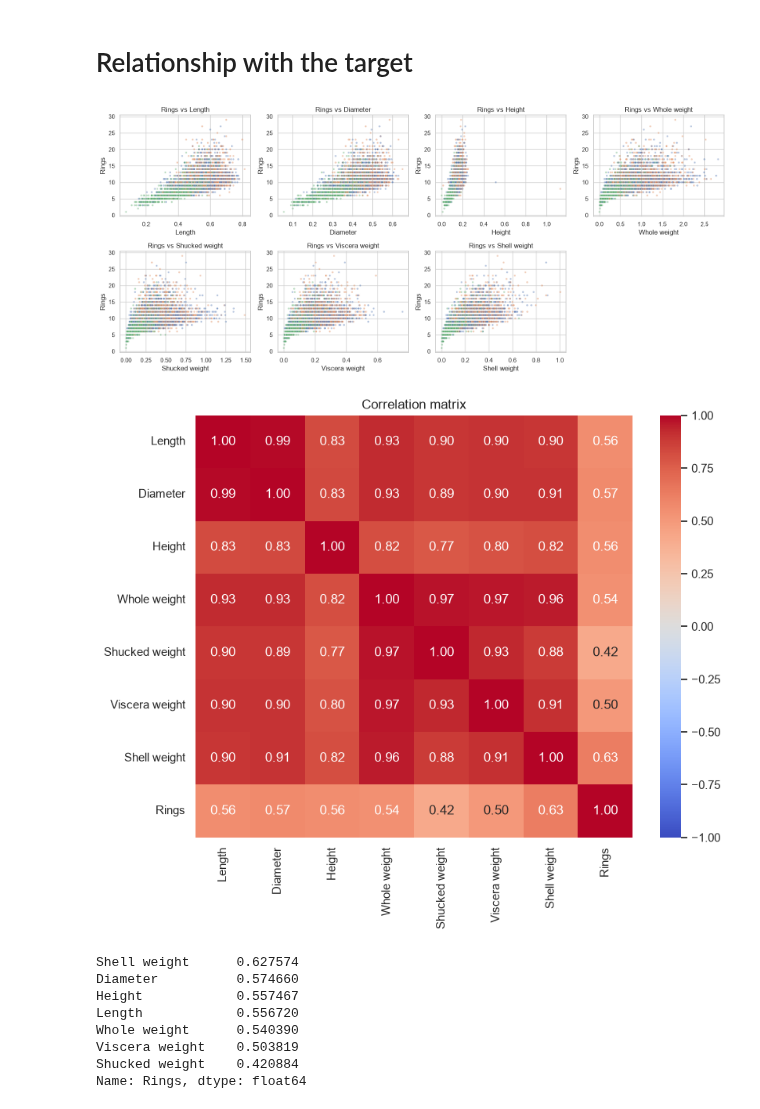
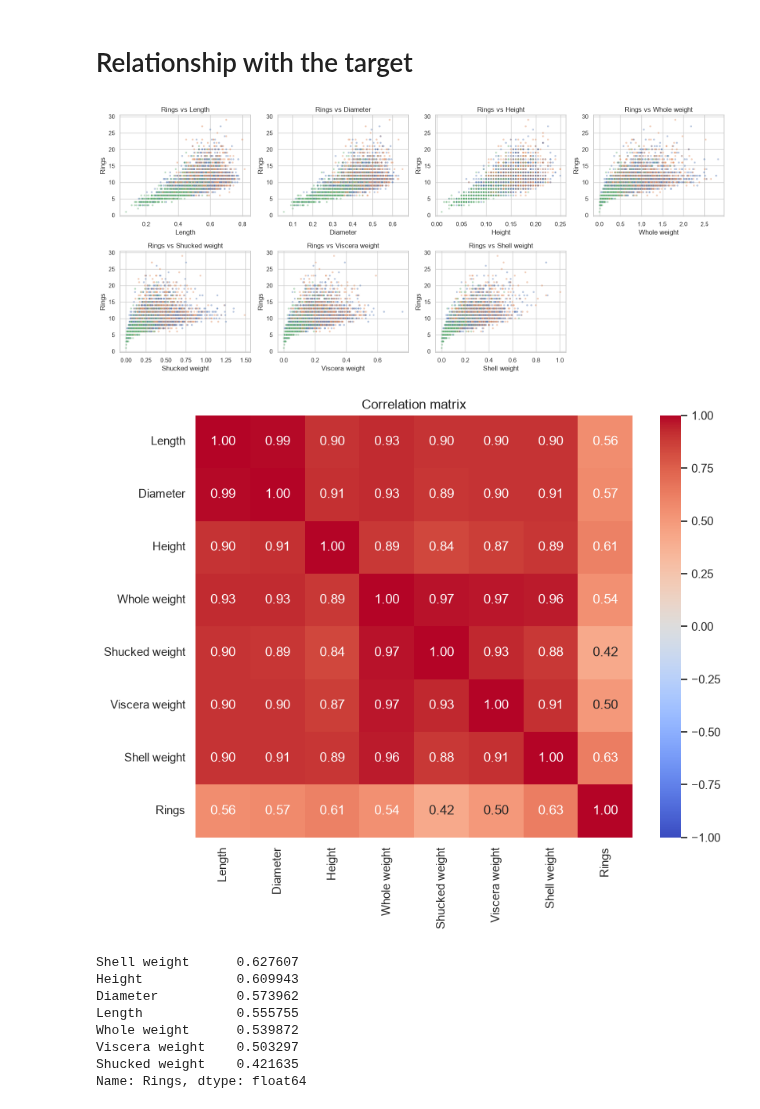
Before and after one commit to Spaard/xhec-mlops-2026-project, a Jupyter notebook: notebooks/eda.ipynb, the cells around one changed output. Cells and saved outputs as stored; diff of their text form; code cells hidden in the pictures.

```diff
--- a/notebooks/eda.ipynb
+++ b/notebooks/eda.ipynb
@@ -104,0 +165,3 @@ df[(df[["Length", "Diameter", "Height"]] == 0).any(axis=1)]
+# %%
+df_clean = df[~invalid].reset_index(drop=True)
+print(f"Shape after cleaning: {df_clean.shape}")
@@ -147,11 +250,11 @@ df.groupby("Sex")["Rings"].agg(["count", "mean", "std"])
 # %% [markdown]
 # Numerical features
 # %%
-num_cols = df.select_dtypes("number").columns.drop("Rings")
+num_cols = df_clean.select_dtypes("number").columns.drop("Rings")
 
 fig, axes = plt.subplots(2, 4, figsize=(16, 7))
 for ax, col in zip(axes.ravel(), num_cols, strict=False):
-    sns.histplot(df[col], kde=True, ax=ax)
+    sns.histplot(df_clean[col], kde=True, ax=ax)
     ax.set_title(col)
 axes.ravel()[-1].axis("off")
 plt.tight_layout()
@@ -161,7 +264,7 @@ plt.show()
 # %%
 fig, axes = plt.subplots(2, 4, figsize=(16, 7))
 for ax, col in zip(axes.ravel(), num_cols, strict=False):
-    sns.boxplot(y=df[col], ax=ax)
+    sns.boxplot(y=df_clean[col], ax=ax)
     ax.set_title(col)
 axes.ravel()[-1].axis("off")
 plt.tight_layout()
@@ -183,0 +282,15 @@ df.nlargest(3, "Height")
+# %%
+log_length = np.log(df_clean["Length"])
+log_weight = np.log(df_clean["Whole weight"])
+slope, intercept = np.polyfit(log_length, log_weight, 1)
+
+fig, ax = plt.subplots(figsize=(7, 5))
+sns.scatterplot(
+    data=df_clean, x="Length", y="Whole weight", hue="Sex", alpha=0.4, s=12, ax=ax
+)
+x_grid = np.linspace(df_clean["Length"].min(), df_clean["Length"].max(), 100)
+ax.plot(x_grid, np.exp(intercept) * x_grid**slope, color="black", label="power fit")
+ax.set(xscale="log", yscale="log", title="Whole weight vs Length (log-log)")
+ax.legend()
+plt.show()
+print(f"Fitted exponent: {slope:.2f}")
@@ -186,17 +306,17 @@ df.nlargest(3, "Height")
 # %%
 fig, axes = plt.subplots(2, 4, figsize=(16, 7))
 for ax, col in zip(axes.ravel(), num_cols, strict=False):
     sns.scatterplot(
-        data=df, x=col, y="Rings", hue="Sex", alpha=0.4, s=12, ax=ax, legend=False
+        data=df_clean, x=col, y="Rings", hue="Sex", alpha=0.4, s=12, ax=ax, legend=False
     )
     ax.set_title(f"Rings vs {col}")
 axes.ravel()[-1].axis("off")
 plt.tight_layout()
 plt.show()
 # %% [output]
-[figure, old version]
+[figure, new version]
 # %%
-corr = df.corr(numeric_only=True)
+corr = df_clean.corr(numeric_only=True)
 plt.figure(figsize=(9, 7))
 sns.heatmap(corr, annot=True, fmt=".2f", cmap="coolwarm", vmin=-1, vmax=1)
 plt.title("Correlation matrix")
@@ -204,11 +324,11 @@ plt.show()
 corr["Rings"].drop("Rings").sort_values(ascending=False)
 # %% [output]
 [figure]
-Shell weight      0.627574
-Diameter          0.574660
-Height            0.557467
-Length            0.556720
-Whole weight      0.540390
-Viscera weight    0.503819
-Shucked weight    0.420884
+Shell weight      0.627607
+Height            0.609943
+Diameter          0.573962
+Length            0.555755
+Whole weight      0.539872
+Viscera weight    0.503297
+Shucked weight    0.421635
 Name: Rings, dtype: float64
```
Also changed, not shown: parts of 36 cells of this notebook.
